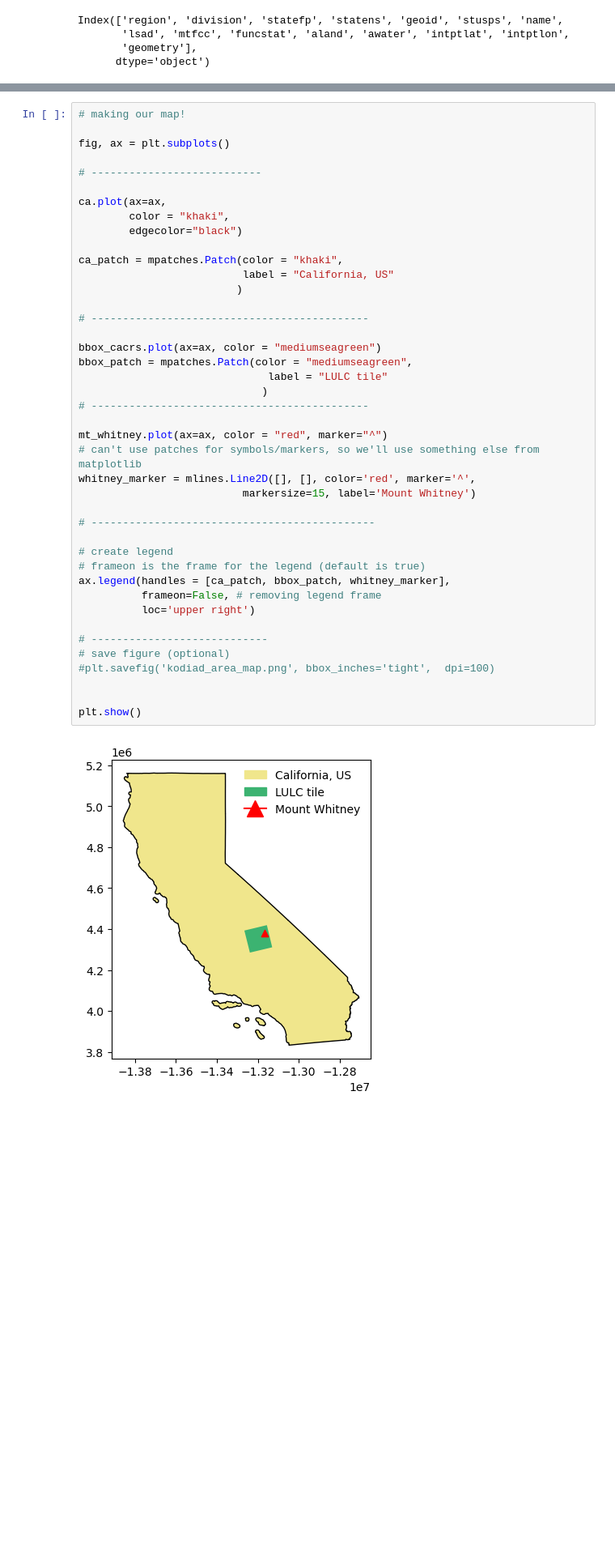
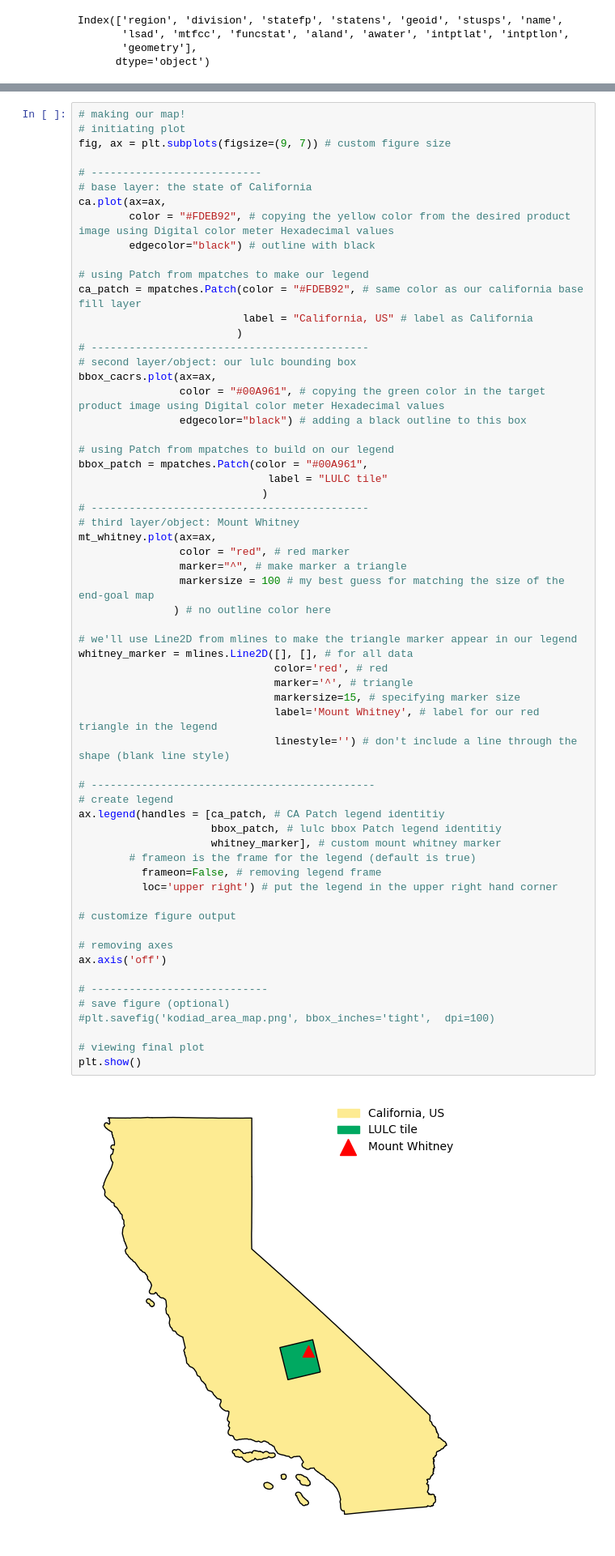
Before and after one commit to a-ramji/eds220-hwk-4, a Jupyter notebook: hwk4-task1-whitney-map-2.ipynb, the cells around one changed output, grey strips where cells are left out. Shown: that part at 81% size. Saved outputs shown, nothing was run; the diff lists cells and outputs as text; blank space fills up the shorter version.

Commit message:
finalized map

```diff
--- a/hwk4-task1-whitney-map-2.ipynb
+++ b/hwk4-task1-whitney-map-2.ipynb
@@ -299,48 +299,67 @@ HINTS:
 2. to add the marker to the legend: https://matplotlib.org/stable/users/explain/axes/legend_guide.html and update parameter `linestyle='None'` in `mlines.Line2D`
 # %%
 # making our map!
-
-fig, ax = plt.subplots()
+# initiating plot
+fig, ax = plt.subplots(figsize=(9, 7)) # custom figure size
 
 # ---------------------------
+# base layer: the state of California
+ca.plot(ax=ax,
+        color = "#FDEB92", # copying the yellow color from the desired product image using Digital color meter Hexadecimal values
+        edgecolor="black") # outline with black
 
-ca.plot(ax=ax,
-        color = "khaki",
-        edgecolor="black")
+# using Patch from mpatches to make our legend
+ca_patch = mpatches.Patch(color = "#FDEB92", # same color as our california base fill layer
+                          label = "California, US" # label as California
+                         )
+# --------------------------------------------
+# second layer/object: our lulc bounding box
+bbox_cacrs.plot(ax=ax,
+                color = "#00A961", # copying the green color in the target product image using Digital color meter Hexadecimal values
+                edgecolor="black") # adding a black outline to this box
 
-ca_patch = mpatches.Patch(color = "khaki",
-                          label = "California, US"
-                         )
-
-# --------------------------------------------
-
-bbox_cacrs.plot(ax=ax, color = "mediumseagreen")
-bbox_patch = mpatches.Patch(color = "mediumseagreen",
+# using Patch from mpatches to build on our legend
+bbox_patch = mpatches.Patch(color = "#00A961",
                               label = "LULC tile"
                              )
 # --------------------------------------------
+# third layer/object: Mount Whitney
+mt_whitney.plot(ax=ax,
+                color = "red", # red marker
+                marker="^", # make marker a triangle
+                markersize = 100 # my best guess for matching the size of the end-goal map
+               ) # no outline color here
 
-mt_whitney.plot(ax=ax, color = "red", marker="^")
-# can't use patches for symbols/markers, so we'll use something else from matplotlib
-whitney_marker = mlines.Line2D([], [], color='red', marker='^',
-                          markersize=15, label='Mount Whitney')
+# we'll use Line2D from mlines to make the triangle marker appear in our legend
+whitney_marker = mlines.Line2D([], [], # for all data
+                               color='red', # red
+                               marker='^', # triangle
+                               markersize=15, # specifying marker size
+                               label='Mount Whitney', # label for our red triangle in the legend
+                               linestyle='') # don't include a line through the shape (blank line style)
 
 # ---------------------------------------------
+# create legend
+ax.legend(handles = [ca_patch, # CA Patch legend identitiy
+                     bbox_patch, # lulc bbox Patch legend identitiy
+                     whitney_marker], # custom mount whitney marker
+        # frameon is the frame for the legend (default is true)
+          frameon=False, # removing legend frame
+          loc='upper right') # put the legend in the upper right hand corner
 
-# create legend
-# frameon is the frame for the legend (default is true)
-ax.legend(handles = [ca_patch, bbox_patch, whitney_marker],
-          frameon=False, # removing legend frame
-          loc='upper right')
+# customize figure output
+
+# removing axes
+ax.axis('off')
 
 # ----------------------------
 # save figure (optional)
 #plt.savefig('kodiad_area_map.png', bbox_inches='tight',  dpi=100)
 
-
+# viewing final plot
 plt.show()
 # %% [output]
-[figure, old version]
+[figure, new version]
 # %% [markdown]
 ## Final code
 Collect all the relevant code into the first blank cell of the notebook titled "FINAL CODE". This single cell will have the end-to-end workflow: from importing libraries and loading the data, to producing the graph. The only ouput of this cell should be the graph you produced in the previous exercise.
```
